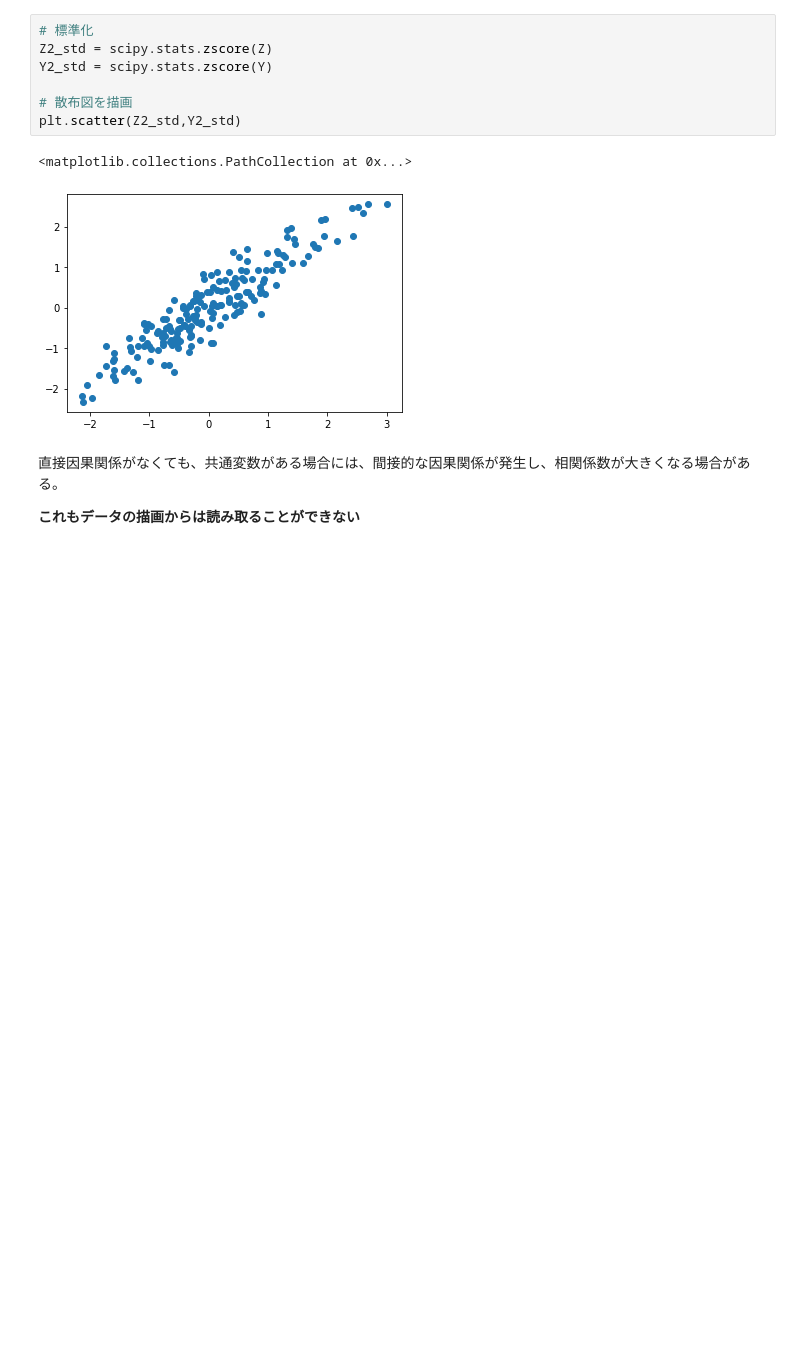
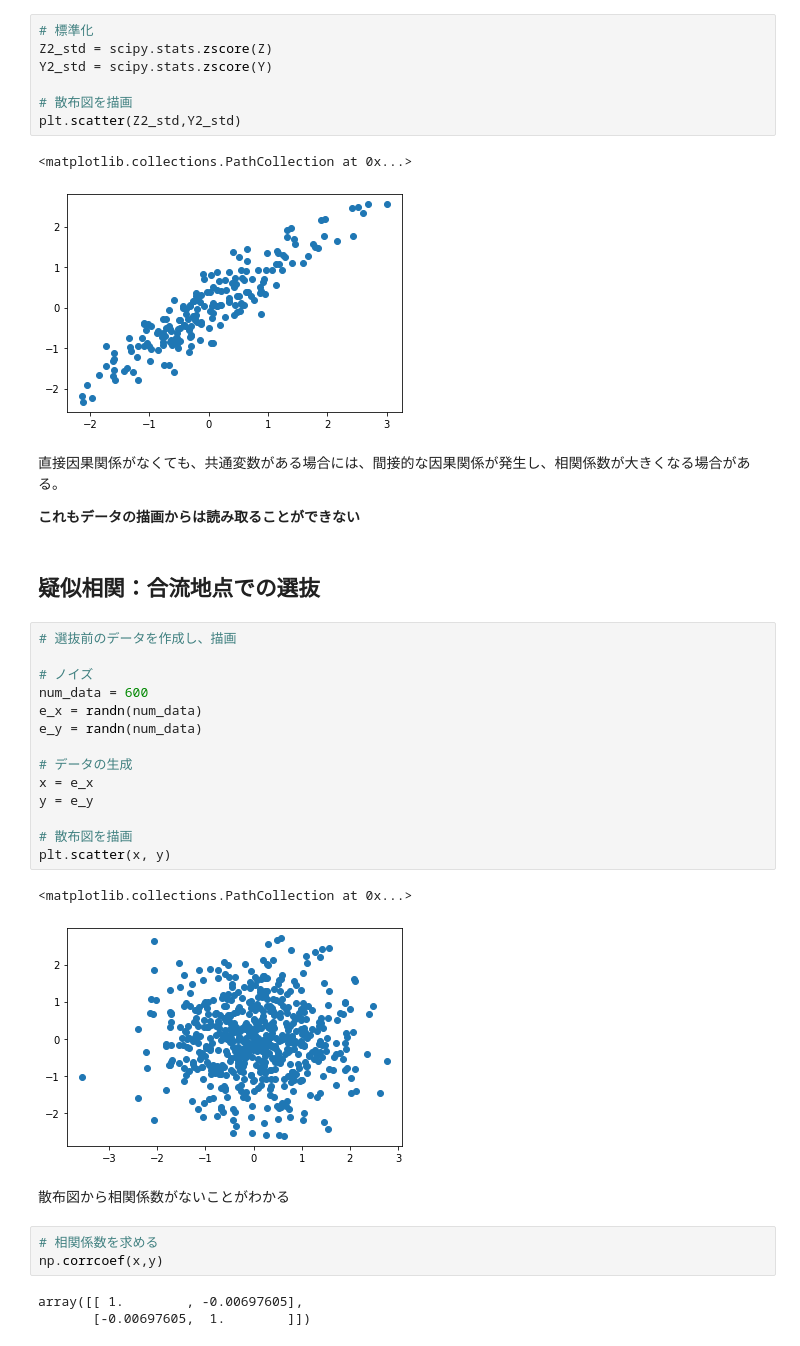
Before and after one commit to emor1/causal_book, a Jupyter notebook: ch1/ch1.ipynb, the cells around one changed output. Saved outputs shown, nothing was run; the diff lists cells and outputs as text; blank space fills up the shorter version.

```diff
--- a/ch1/ch1.ipynb
+++ b/ch1/ch1.ipynb
@@ -102,3 +102,30 @@ plt.scatter(Z2_std,Y2_std)
 直接因果関係がなくても、共通変数がある場合には、間接的な因果関係が発生し、相関係数が大きくなる場合がある。
 
 **これもデータの描画からは読み取ることができない**
+# %% [markdown]
+## 疑似相関：合流地点での選抜
+# %%
+# 選抜前のデータを作成し、描画
+
+# ノイズ
+num_data = 600
+e_x = randn(num_data)
+e_y = randn(num_data)
+
+# データの生成
+x = e_x
+y = e_y
+
+# 散布図を描画
+plt.scatter(x, y)
+# %% [output]
+<matplotlib.collections.PathCollection at 0x...>
+[figure, added]
+# %% [markdown]
+散布図から相関係数がないことがわかる
+# %%
+# 相関係数を求める
+np.corrcoef(x,y)
+# %% [output]
+array([[ 1.        , -0.00697605],
+       [-0.00697605,  1.        ]])
```
Also changed, not shown: parts of 3 cells of this notebook.
